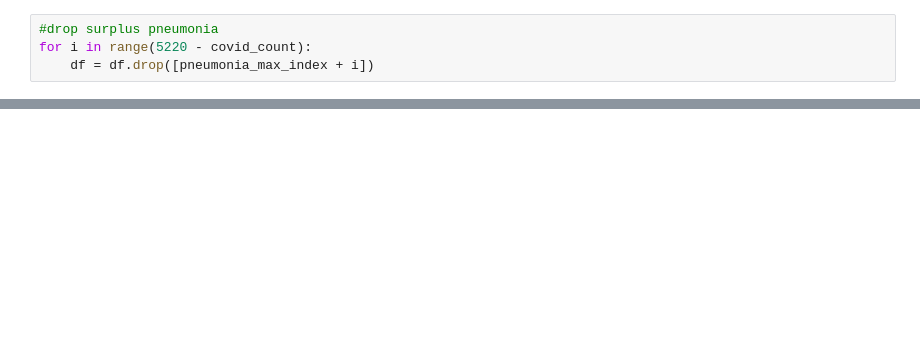
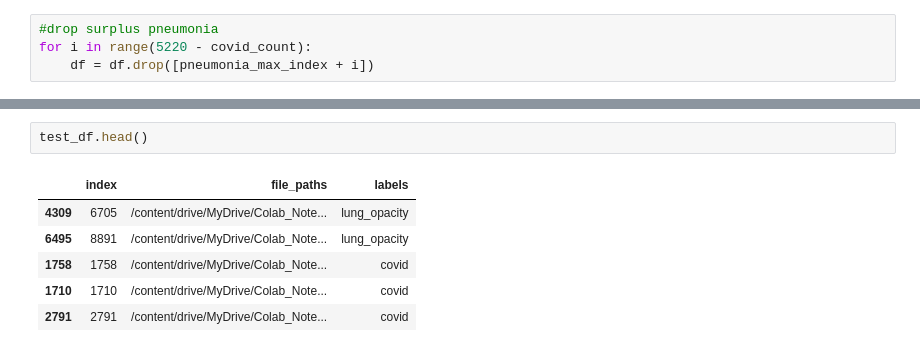
Before and after one commit to koshkit/VKR, a Jupyter notebook: Ensemble_ETU.ipynb, the cells around one changed output, grey strips where cells are left out. Saved outputs shown, nothing was run; the diff lists cells and outputs as text; blank space fills up the shorter version.

```diff
--- a/Ensemble_ETU.ipynb
+++ b/Ensemble_ETU.ipynb
@@ -102,0 +185,9 @@ plt.show()
+# %%
+test_df.head()
+# %% [output]
+|  | index | file_paths | labels |
+| 4309 | 6705 | /content/drive/MyDrive/Colab_Note... | lung_opacity |
+| 6495 | 8891 | /content/drive/MyDrive/Colab_Note... | lung_opacity |
+| 1758 | 1758 | /content/drive/MyDrive/Colab_Note... | covid |
+| 1710 | 1710 | /content/drive/MyDrive/Colab_Note... | covid |
+| 2791 | 2791 | /content/drive/MyDrive/Colab_Note... | covid |
```
Also changed, not shown: parts of 16 cells of this notebook.
